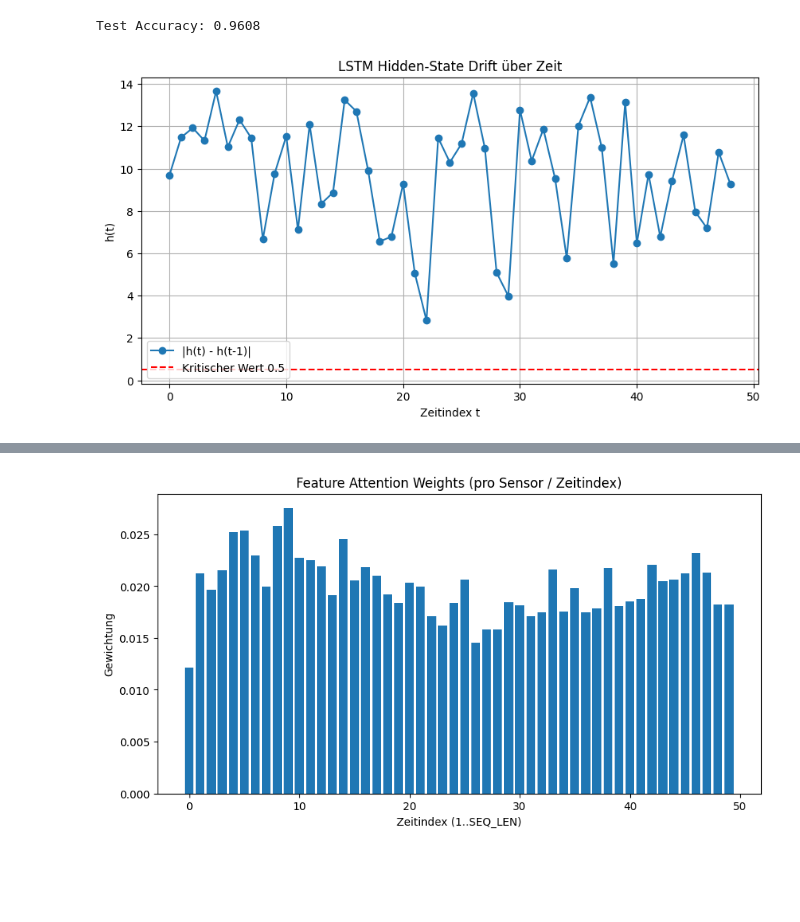
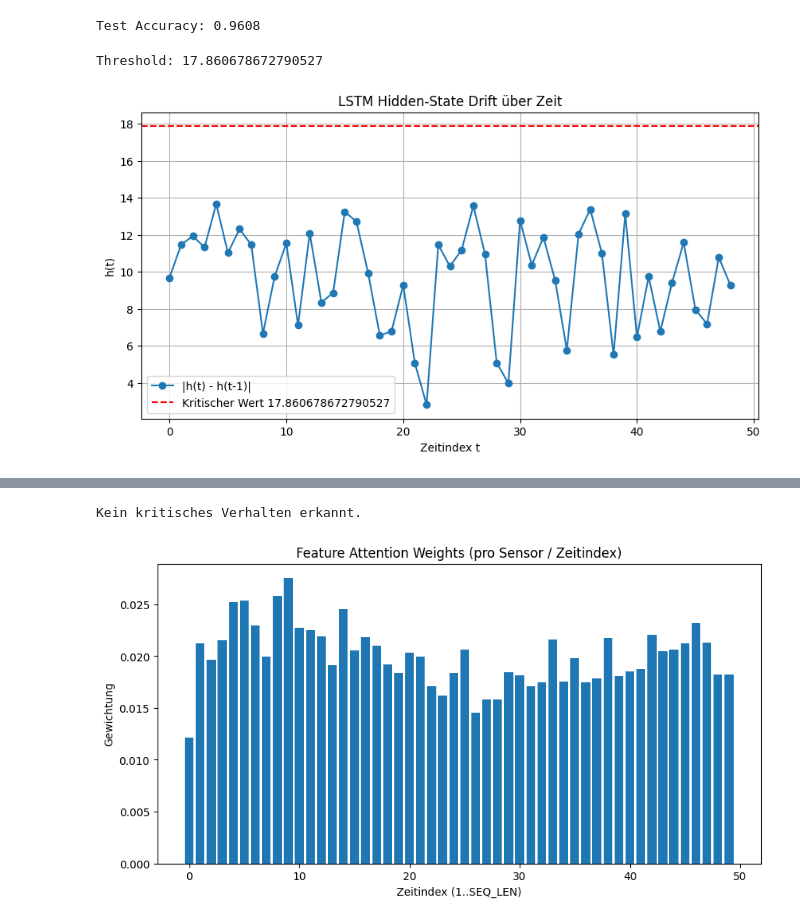
Before and after one commit to VolliBinJackson/gas-sensor-classification, a Jupyter notebook: LSTM.ipynb, the cells around one changed output, grey strips where cells are left out. Cells and saved outputs as stored; diff of their text form; code cells hidden in the pictures; blank space fills up the shorter version.

Commit message:
Added hiddenstate drift with threshold

```diff
--- a/LSTM.ipynb
+++ b/LSTM.ipynb
@@ -172,7 +172,7 @@ class LSTM(nn.Module):
         self.load_state_dict(torch.load(path, map_location=map_location))
 # %%
 # Kritisches Verhalten <-> h(t-1) - h(t) sprunghaft groß
-def analyze_hidden_drift(model, X_seq, device, threshold=0.5):
+def analyze_hidden_drift(model, X_seq, device, threshold=None, sigma_factor=3):
     model.eval()
     with torch.no_grad():
         X_seq = torch.tensor(X_seq, dtype=torch.float32).unsqueeze(0).to(device) # (1, seq_len, features)
@@ -185,6 +185,12 @@ def analyze_hidden_drift(model, X_seq, device, threshold=0.5):
 
         # h(t-1) - h(t)
         diffs = np.linalg.norm(np.diff(lstm_out, axis=0), axis=1)
+
+        if threshold is None:
+            mean_drift = np.mean(diffs)
+            std_drift = np.std(diffs)
+            threshold = mean_drift + sigma_factor * std_drift
+            print(f"Threshold: {threshold}")
 
         # Plotten
         plt.figure(figsize=(10,5))
@@ -280,6 +286,7 @@ Test Accuracy: 0.9608
 # %%
 # Hidden-State Driftanalyse
 sample_seq = X_test_seq[100]
-diffs, critical = analyze_hidden_drift(model, sample_seq, device, threshold=0.5)
+diffs, critical = analyze_hidden_drift(model, sample_seq, device)
 # %% [output]
+Threshold: 17.860678672790527
-[figure, old version]
+[figure, new version]
@@ -287,3 +293,4 @@ WARNING! Kritisches Verhalten erkannt bei Zeitschritt(en): [0, 1, 2, 3, 4, 5, 6,
+Kein kritisches Verhalten erkannt.
 # %%
 ##### NEU #####
 # ---------------- Attention Visualisierung ----------------
```
Also changed, not shown: parts of 1 cell of this notebook.
